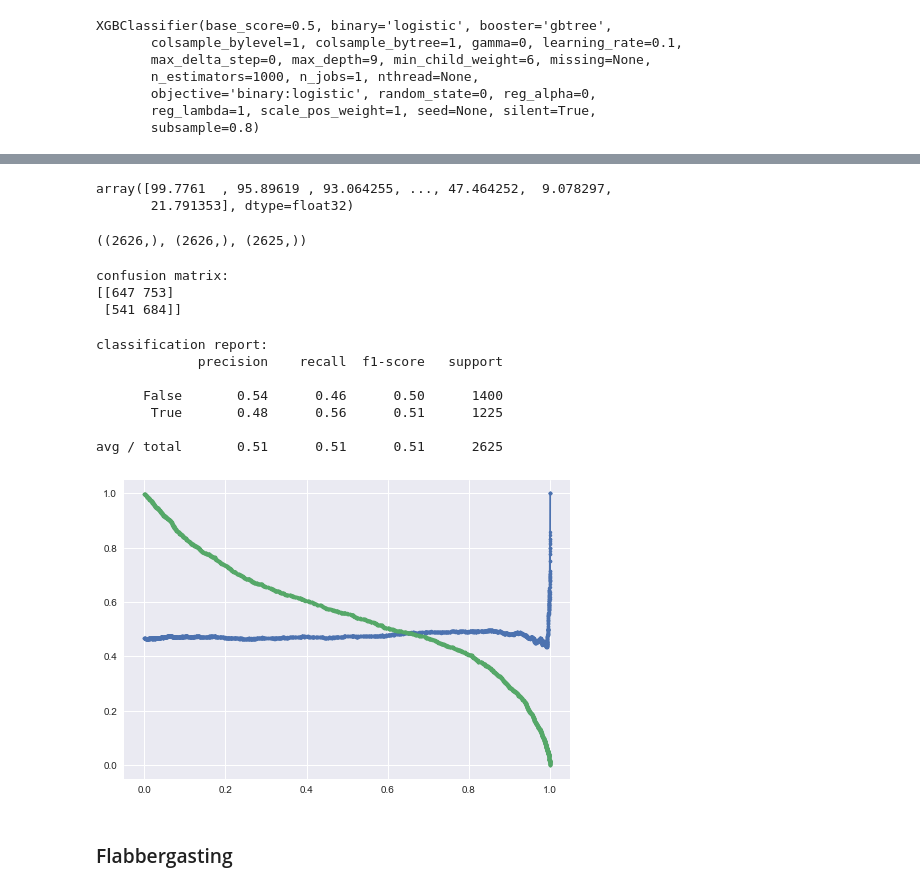
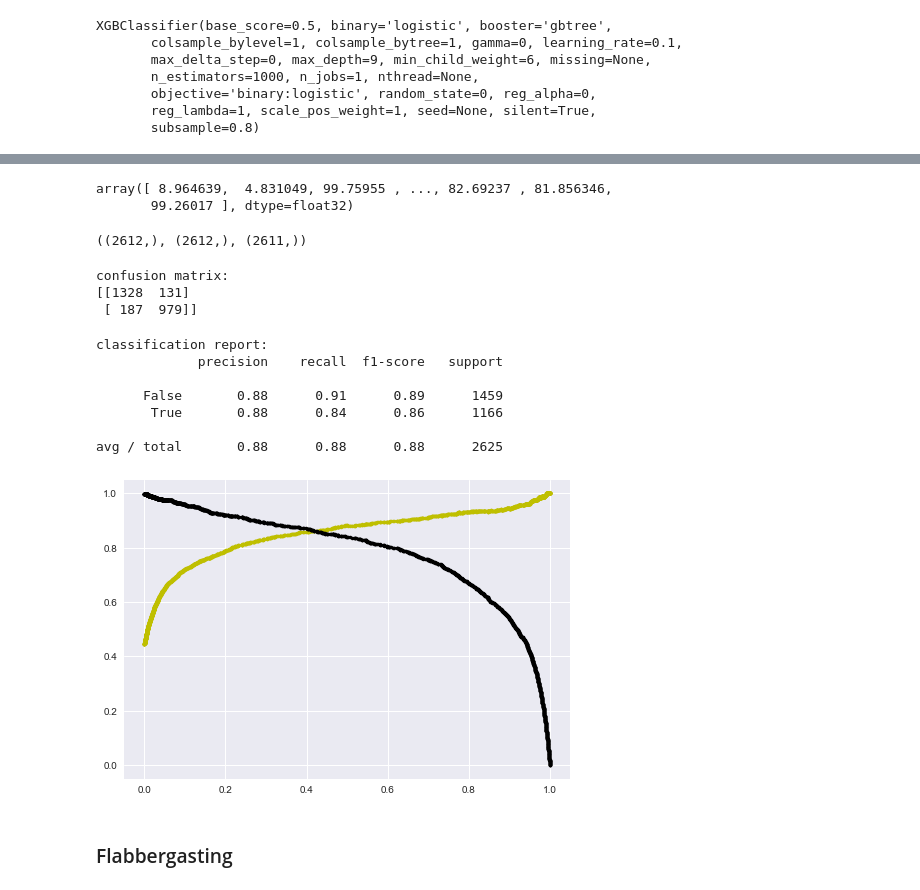
Before and after one commit to amitbhsingh/Project, a Jupyter notebook: 01_Project/binance.ipynb, the cells around one changed output, grey strips where cells are left out. Saved outputs shown, nothing was run; the diff lists cells and outputs as text; code cells hidden in the pictures.

```diff
--- a/01_Project/binance.ipynb
+++ b/01_Project/binance.ipynb
@@ -634,7 +634,7 @@ plt.show()
 seed=7
 test_size=0.30
 # %%
-X_train, X_test, y_train, y_test = train_test_split(X_tsfresh_cr24h, y24, test_size=test_size,stratify=None,shuffle=False)
+X_train, X_test, y_train, y_test = train_test_split(X_tsfresh_cr24h, y24, test_size=test_size,stratify=None,shuffle=True)
 # %%
 model = XGBClassifier(max_depth=9,learning_rate=0.1,n_estimators=1000,subsample=0.8,min_child_weight=6,binary='logistic')
 model.fit(X_train, y_train)
@@ -662,19 +662,19 @@ precision, recall, thresholds = precision_recall_curve(y_test, probs)
 # %%
 probs*100
 # %% [output]
-array([99.7761  , 95.89619 , 93.064255, ..., 47.464252,  9.078297,
-       21.791353], dtype=float32)
+array([ 8.964639,  4.831049, 99.75955 , ..., 82.69237 , 81.856346,
+       99.26017 ], dtype=float32)
 # %%
 precision.shape, recall.shape, thresholds.shape
 # %% [output]
-((2626,), (2626,), (2625,))
+((2612,), (2612,), (2611,))
 # %%
 print("confusion matrix: ")
 print(confusion_matrix(y_test, y_pred))
 # %% [output]
 confusion matrix:
-[[647 753]
- [541 684]]
+[[1328  131]
+ [ 187  979]]
 # %%
 print("classification report: ")
 print(classification_report(y_test, y_pred))
@@ -682,16 +682,16 @@ print(classification_report(y_test, y_pred))
 classification report:
              precision    recall  f1-score   support
 
-      False       0.54      0.46      0.50      1400
-       True       0.48      0.56      0.51      1225
+      False       0.88      0.91      0.89      1459
+       True       0.88      0.84      0.86      1166
 
-avg / total       0.51      0.51      0.51      2625
+avg / total       0.88      0.88      0.88      2625
 # %%
-plt.plot(thresholds, precision[1:] , marker='.')
-plt.plot(thresholds, recall[1:] , marker='.')
+plt.plot(thresholds, precision[1:] , marker='.',color='y')
+plt.plot(thresholds, recall[1:] , marker='.',color='black')
 plt.show()
 # %% [output]
-[figure, old version]
+[figure, new version]
 # %% [markdown]
 ### Flabbergasting
 # %% [markdown]
```
Also changed, not shown: parts of 10 cells of this notebook, 1 other file.
